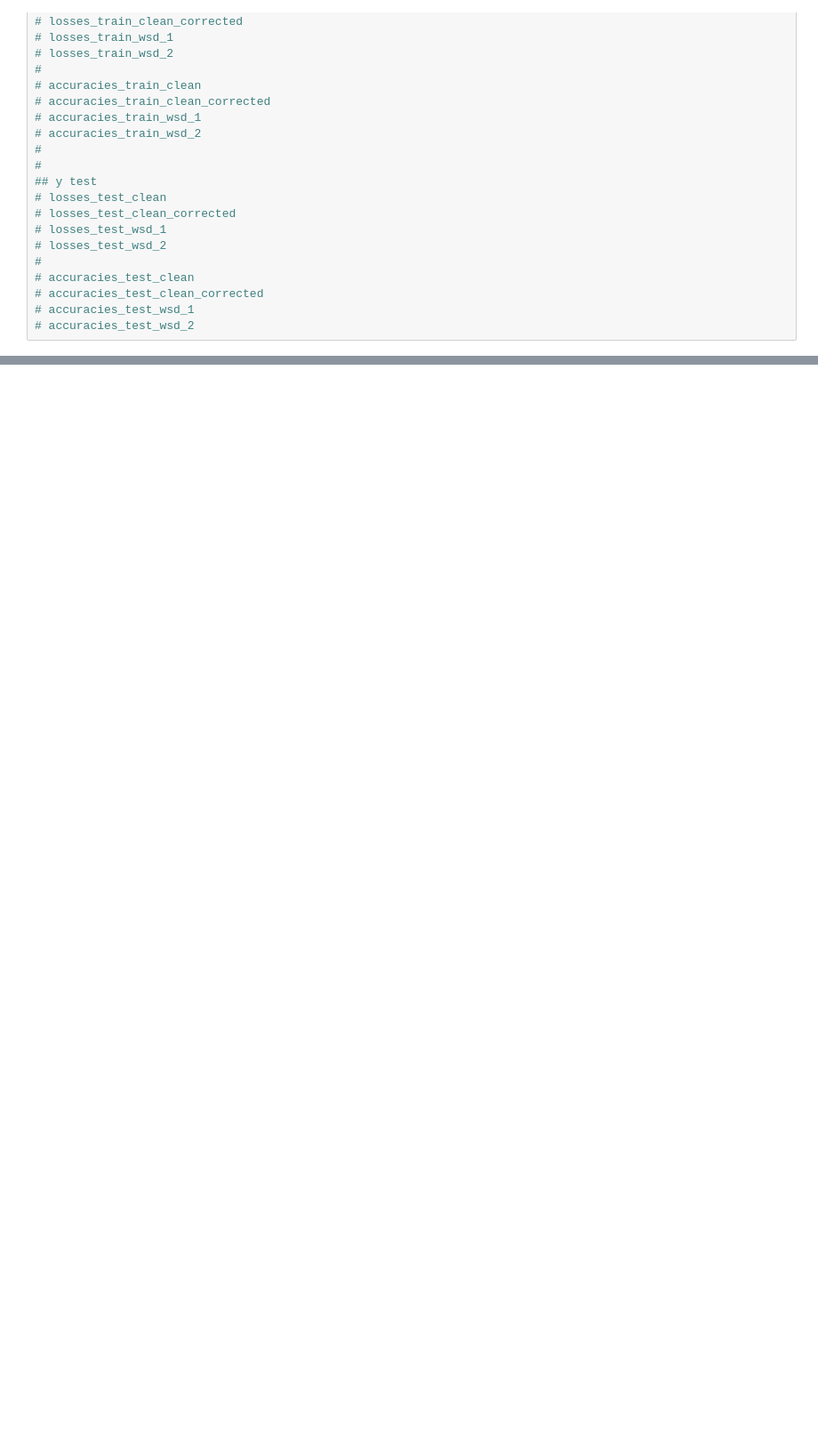
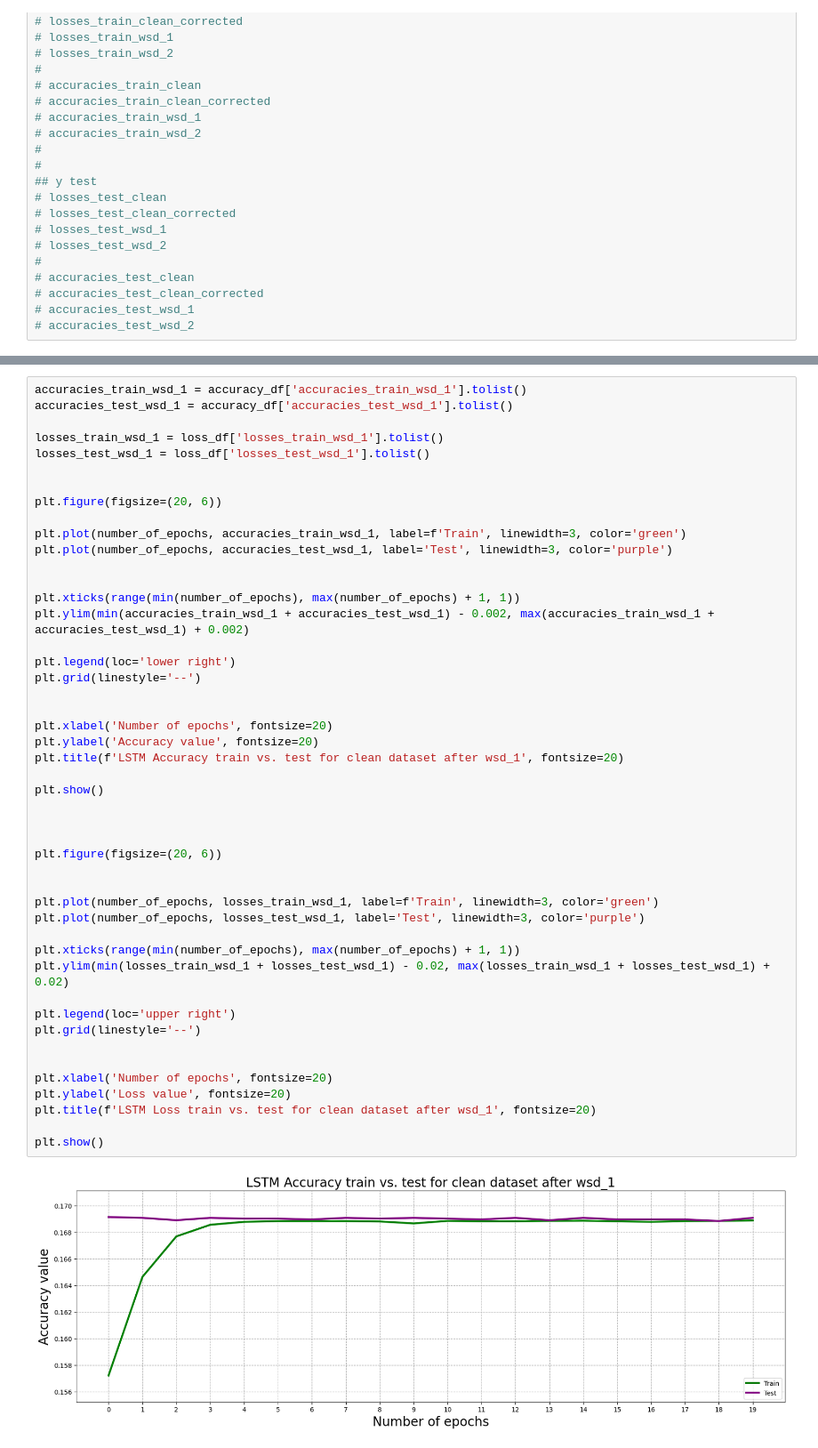
Before and after one commit to abobafett-dev/advanced-machine-learning-project-iu-2024, a Jupyter notebook: notebooks/test_lstm_gru.ipynb, the cells around one changed output, grey strips where cells are left out. Shown at 89% size. Drawn from its saved outputs; the diff is of its cells as text; blank space fills up the shorter version.

```diff
--- a/notebooks/test_lstm_gru.ipynb
+++ b/notebooks/test_lstm_gru.ipynb
@@ -912,0 +1010,49 @@ plt.show()
+# %%
+accuracies_train_wsd_1 = accuracy_df['accuracies_train_wsd_1'].tolist()
+accuracies_test_wsd_1 = accuracy_df['accuracies_test_wsd_1'].tolist()
+
+losses_train_wsd_1 = loss_df['losses_train_wsd_1'].tolist()
+losses_test_wsd_1 = loss_df['losses_test_wsd_1'].tolist()
+
+
+plt.figure(figsize=(20, 6))
+
+plt.plot(number_of_epochs, accuracies_train_wsd_1, label=f'Train', linewidth=3, color='green')
+plt.plot(number_of_epochs, accuracies_test_wsd_1, label='Test', linewidth=3, color='purple')
+
+
+plt.xticks(range(min(number_of_epochs), max(number_of_epochs) + 1, 1))
+plt.ylim(min(accuracies_train_wsd_1 + accuracies_test_wsd_1) - 0.002, max(accuracies_train_wsd_1 + accuracies_test_wsd_1) + 0.002)
+
+plt.legend(loc='lower right')
+plt.grid(linestyle='--')
+
+
+plt.xlabel('Number of epochs', fontsize=20)
+plt.ylabel('Accuracy value', fontsize=20)
+plt.title(f'LSTM Accuracy train vs. test for clean dataset after wsd_1', fontsize=20)
+
+plt.show()
+
+
+
+plt.figure(figsize=(20, 6))
+
+
+plt.plot(number_of_epochs, losses_train_wsd_1, label=f'Train', linewidth=3, color='green')
+plt.plot(number_of_epochs, losses_test_wsd_1, label='Test', linewidth=3, color='purple')
+
+plt.xticks(range(min(number_of_epochs), max(number_of_epochs) + 1, 1))
+plt.ylim(min(losses_train_wsd_1 + losses_test_wsd_1) - 0.02, max(losses_train_wsd_1 + losses_test_wsd_1) + 0.02)
+
+plt.legend(loc='upper right')
+plt.grid(linestyle='--')
+
+
+plt.xlabel('Number of epochs', fontsize=20)
+plt.ylabel('Loss value', fontsize=20)
+plt.title(f'LSTM Loss train vs. test for clean dataset after wsd_1', fontsize=20)
+
+plt.show()
+# %% [output]
+[figure, added]
```
Also changed, not shown: parts of 21 cells of this notebook, 1 other file.
